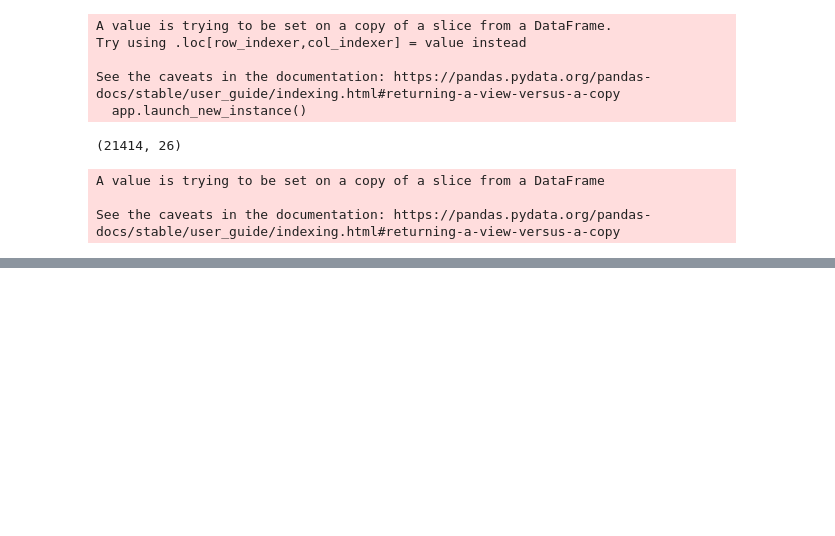
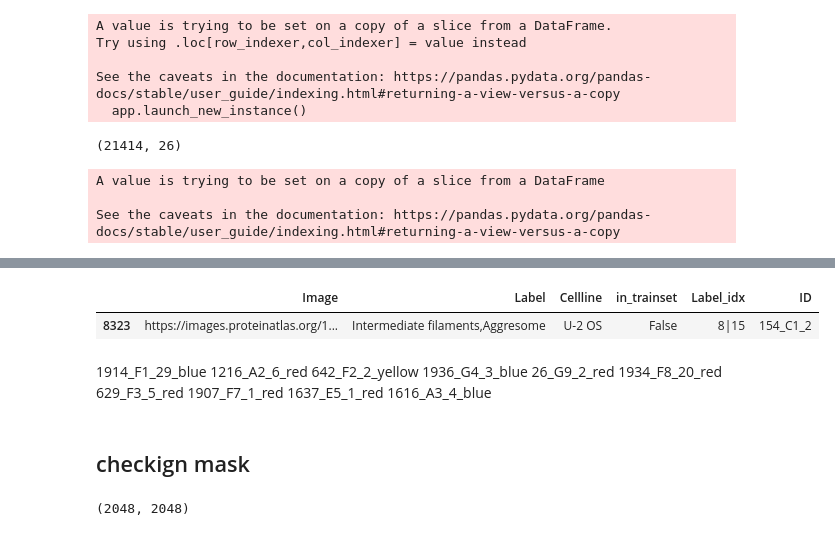
Before and after one commit to yuvaramsingh94/human_protein_atlas, a Jupyter notebook: code/data_manupulator.ipynb, the cells around one changed output, grey strips where cells are left out. Saved outputs shown, nothing was run; the diff lists cells and outputs as text; code cells hidden in the pictures; blank space fills up the shorter version.

```diff
--- a/code/data_manupulator.ipynb
+++ b/code/data_manupulator.ipynb
@@ -288,0 +359,20 @@ See the caveats in the documentation: https://pandas.pydata.org/pandas-docs/stab
+# %%
+f = extra_df[extra_df['ID'].isin(['154_C1_2'])]
+# %%
+f
+# %% [output]
+|  | Image | Label | Cellline | in_trainset | Label_idx | ID |
+| 8323 | https://images.proteinatlas.org/1... | Intermediate filaments,Aggresome | U-2 OS | False | 8|15 | 154_C1_2 |
+# %% [markdown]
+1914_F1_29_blue
+1216_A2_6_red
+642_F2_2_yellow
+1936_G4_3_blue
+26_G9_2_red
+1934_F8_20_red
+629_F3_5_red
+1907_F7_1_red
+1637_E5_1_red
+1616_A3_4_blue
+# %% [markdown]
+## checkign mask
@@ -288,0 +381,4 @@ See the caveats in the documentation: https://pandas.pydata.org/pandas-docs/stab
+# %%
+im_mask.shape
+# %% [output]
+(2048, 2048)
```
Also changed, not shown: parts of 12 cells of this notebook, 2 other files.
